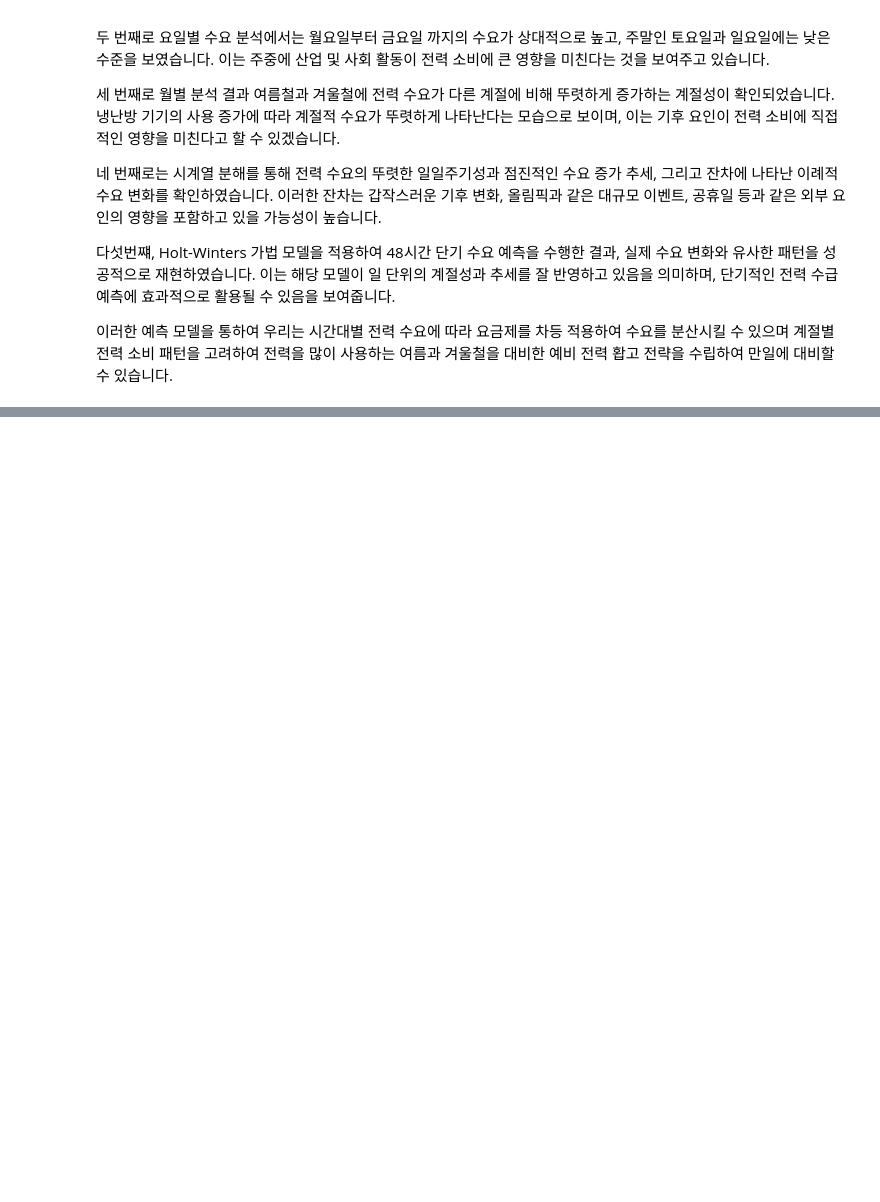
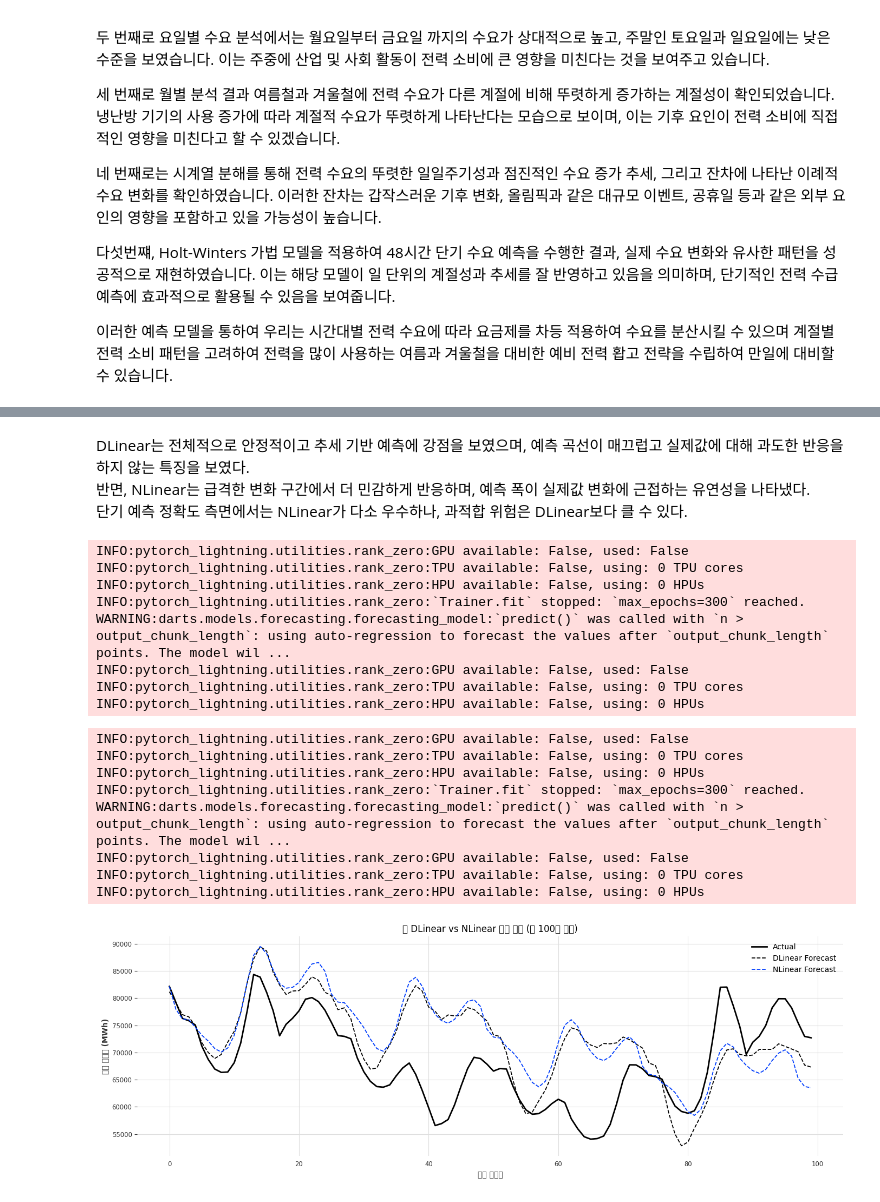
Before and after one commit to doyoung241/-, a Jupyter notebook: 전력수요량 최종.ipynb, the cells around one changed output, grey strips where cells are left out. Cells and saved outputs as stored; diff of their text form; code cells hidden in the pictures; blank space fills up the shorter version.

```diff
--- a/전력수요량 최종.ipynb
+++ b/전력수요량 최종.ipynb
@@ -316,0 +672,61 @@ for 분기, df_quarter in df_all.groupby('분기'):
+# %% [markdown]
+DLinear는 전체적으로 안정적이고 추세 기반 예측에 강점을 보였으며, 예측 곡선이 매끄럽고 실제값에 대해 과도한 반응을 하지 않는 특징을 보였다.
+반면, NLinear는 급격한 변화 구간에서 더 민감하게 반응하며, 예측 폭이 실제값 변화에 근접하는 유연성을 나타냈다.
+단기 예측 정확도 측면에서는 NLinear가 다소 우수하나, 과적합 위험은 DLinear보다 클 수 있다.
+# %%
+# ⚠ 필요 시 설치
+# !pip install darts[torch] --upgrade
+
+from darts.models import DLinearModel, NLinearModel
+import matplotlib.pyplot as plt
+
+# 예측 결과 저장용 딕셔너리
+forecast_results = {}
+
+# DLinear 모델 학습 및 예측
+model_d = DLinearModel(input_chunk_length=48, output_chunk_length=24, n_epochs=300, random_state=42)
+model_d.fit(train_y, past_covariates=train_x, verbose=False)
+forecast_d = model_d.predict(n=len(test_y), past_covariates=cov_scaled)
+forecast_d_rescaled = scaler_y.inverse_transform(forecast_d)
+forecast_results["DLinear"] = forecast_d_rescaled
+
+# NLinear 모델 학습 및 예측
+model_n = NLinearModel(input_chunk_length=48, output_chunk_length=24, n_epochs=300, random_state=42)
+model_n.fit(train_y, past_covariates=train_x, verbose=False)
+forecast_n = model_n.predict(n=len(test_y), past_covariates=cov_scaled)
+forecast_n_rescaled = scaler_y.inverse_transform(forecast_n)
+forecast_results["NLinear"] = forecast_n_rescaled
+
+# 실제값 복원
+test_rescaled = scaler_y.inverse_transform(test_y)
+
+# 시각화 (앞 100개 시점 비교)
+plt.figure(figsize=(14, 5))
+plt.plot(test_rescaled.values()[:100], label="Actual", color='black', linewidth=2)
+plt.plot(forecast_results["DLinear"].values()[:100], label="DLinear Forecast", linestyle='--')
+plt.plot(forecast_results["NLinear"].values()[:100], label="NLinear Forecast", linestyle='--')
+plt.title("🔍 DLinear vs NLinear 예측 비교 (앞 100개 시점)")
+plt.xlabel("시간 인덱스")
+plt.ylabel("전력 수요량 (MWh)")
+plt.legend()
+plt.grid(True)
+plt.tight_layout()
+plt.show()
+# %% [output]
+INFO:pytorch_lightning.utilities.rank_zero:GPU available: False, used: False
+INFO:pytorch_lightning.utilities.rank_zero:TPU available: False, using: 0 TPU cores
+INFO:pytorch_lightning.utilities.rank_zero:HPU available: False, using: 0 HPUs
+INFO:pytorch_lightning.utilities.rank_zero:`Trainer.fit` stopped: `max_epochs=300` reached.
+WARNING:darts.models.forecasting.forecasting_model:`predict()` was called with `n > output_chunk_length`: using auto-regression to forecast the values after `output_chunk_length` points. The model wil ...
+INFO:pytorch_lightning.utilities.rank_zero:GPU available: False, used: False
+INFO:pytorch_lightning.utilities.rank_zero:TPU available: False, using: 0 TPU cores
+INFO:pytorch_lightning.utilities.rank_zero:HPU available: False, using: 0 HPUs
+INFO:pytorch_lightning.utilities.rank_zero:GPU available: False, used: False
+INFO:pytorch_lightning.utilities.rank_zero:TPU available: False, using: 0 TPU cores
+INFO:pytorch_lightning.utilities.rank_zero:HPU available: False, using: 0 HPUs
+INFO:pytorch_lightning.utilities.rank_zero:`Trainer.fit` stopped: `max_epochs=300` reached.
+WARNING:darts.models.forecasting.forecasting_model:`predict()` was called with `n > output_chunk_length`: using auto-regression to forecast the values after `output_chunk_length` points. The model wil ...
+INFO:pytorch_lightning.utilities.rank_zero:GPU available: False, used: False
+INFO:pytorch_lightning.utilities.rank_zero:TPU available: False, using: 0 TPU cores
+INFO:pytorch_lightning.utilities.rank_zero:HPU available: False, using: 0 HPUs
+[figure, added]
```
Also changed, not shown: parts of 16 cells of this notebook.
